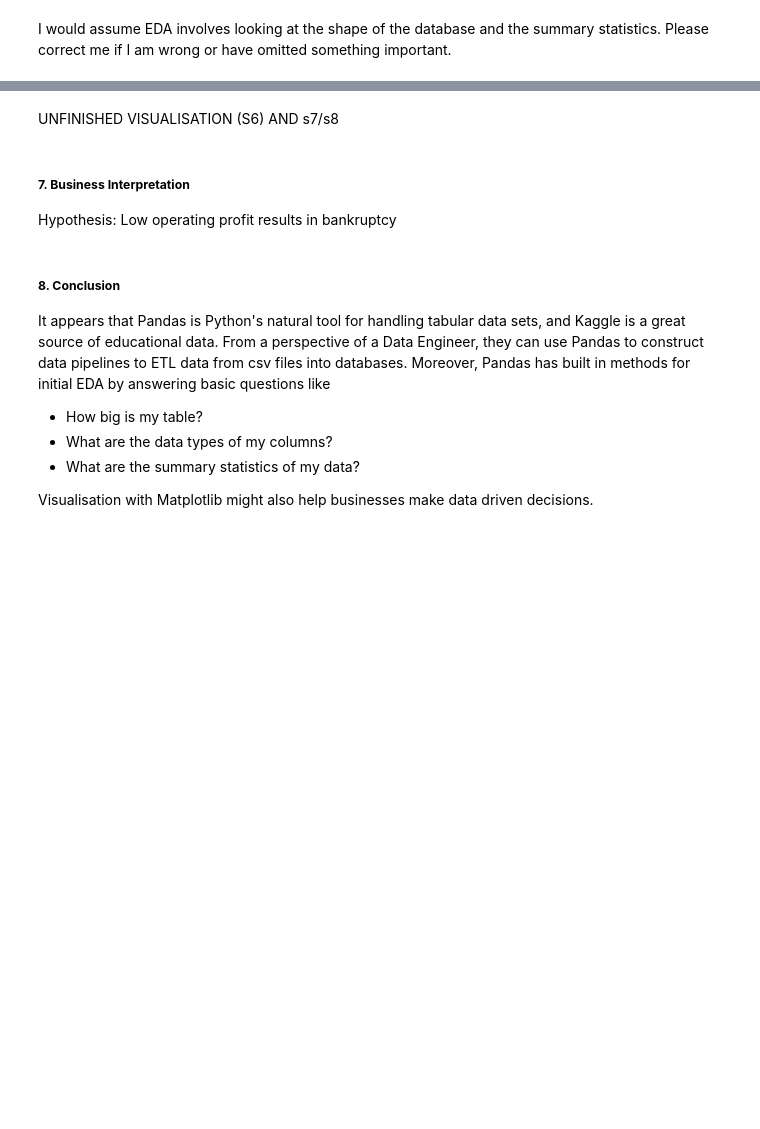
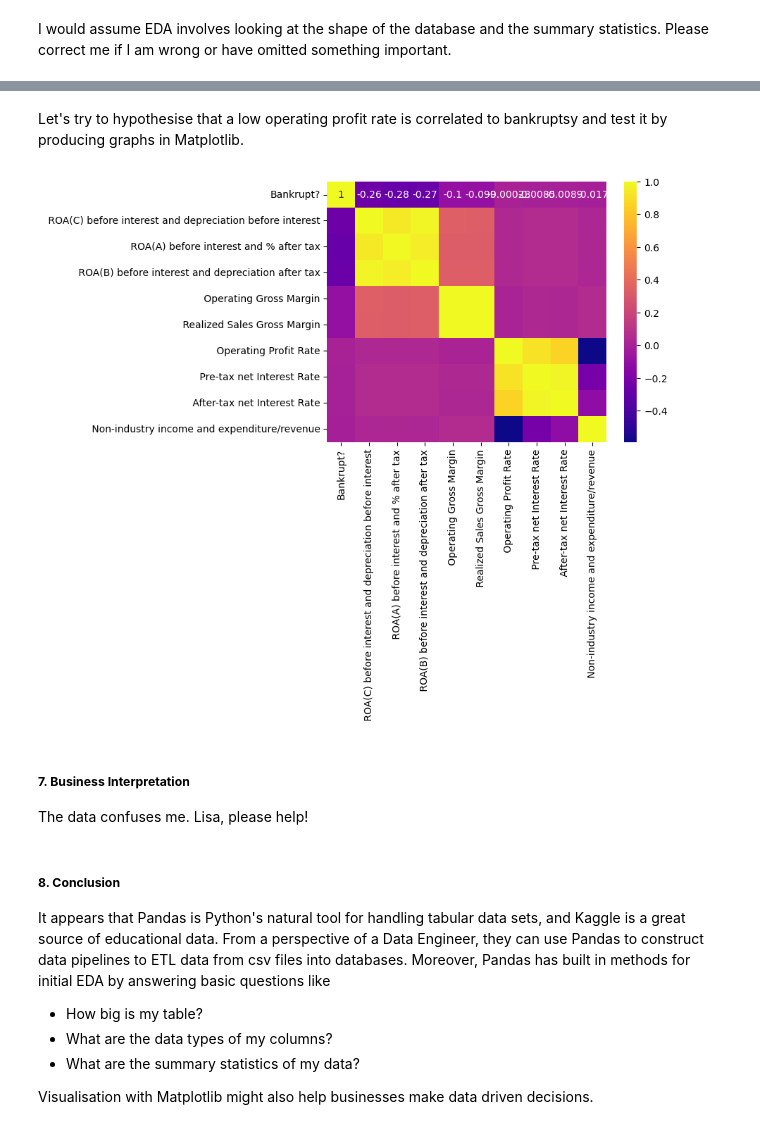
Before and after one commit to RichardLoProjects/DF_2024_wk9_EDA_20240612, a Jupyter notebook: eda.ipynb, the cells around one changed output, grey strips where cells are left out. Cells and saved outputs as stored; diff of their text form; code cells hidden in the pictures; blank space fills up the shorter version.

```diff
--- a/eda.ipynb
+++ b/eda.ipynb
@@ -105,9 +145,15 @@ db.describe()
-# %% [markdown]
-UNFINISHED VISUALISATION (S6) AND s7/s8
-# %% [markdown]
-##### **7. Business Interpretation**
-
-Hypothesis: Low operating profit results in bankruptcy
+# %% [markdown]
+Let's try to hypothesise that a low operating profit rate is correlated to bankruptsy and test it by producing graphs in Matplotlib.
+# %%
+#db.plot(kind='scatter', x=' Operating Profit Growth Rate', y=' Operating Profit Rate')
+sns.heatmap(db.iloc[:, :10].corr(), annot=True, cmap='plasma')
+plt.show()
+# %% [output]
+[figure, added]
+# %% [markdown]
+##### **7. Business Interpretation**
+
+The data confuses me. Lisa, please help!
 # %% [markdown]
 ##### **8. Conclusion**
 
```
Also changed, not shown: parts of 8 cells of this notebook.
